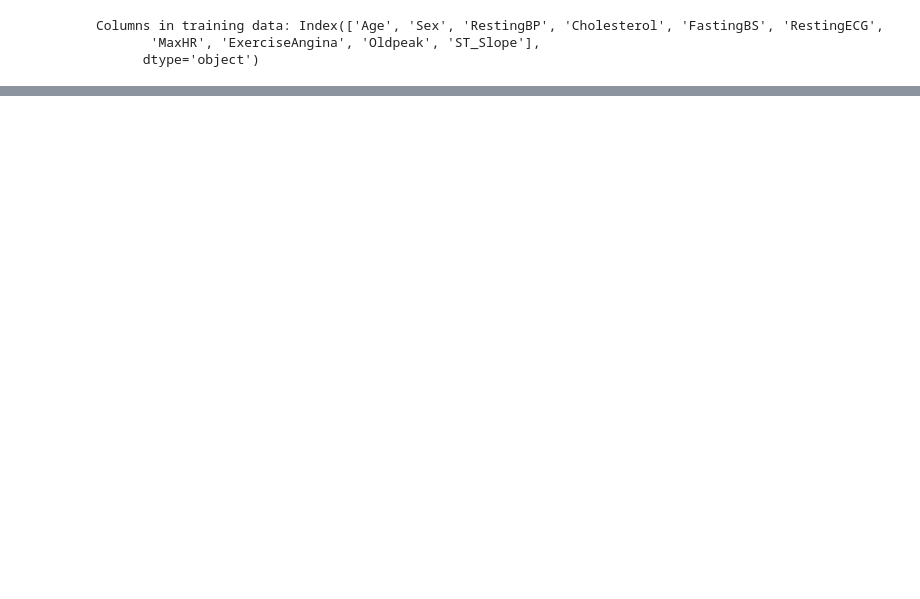
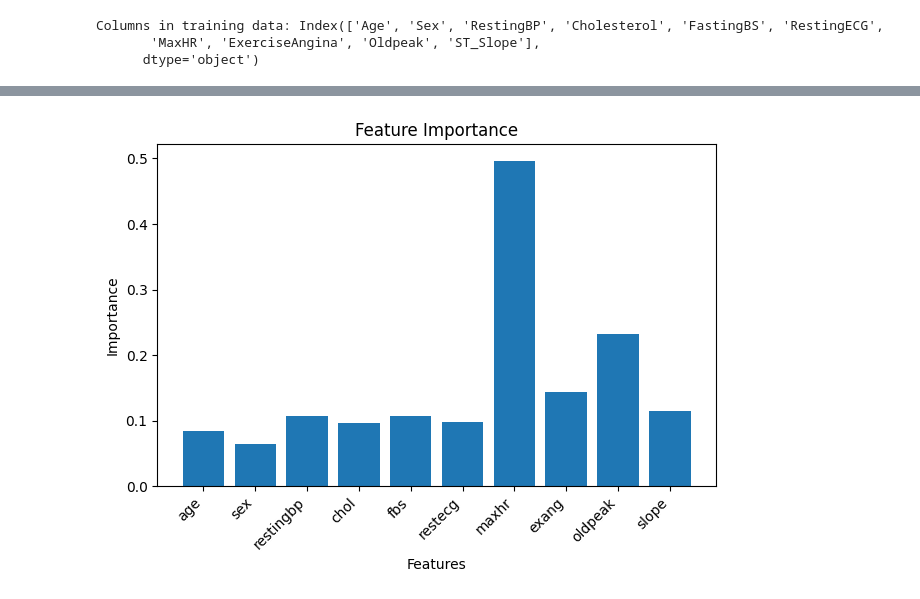
Before and after one commit to singhpranay06/final-year-project-24, a Jupyter notebook: Binary_model.ipynb, the cells around one changed output, grey strips where cells are left out. Drawn from its saved outputs; the diff is of its cells as text; code cells hidden in the pictures; blank space fills up the shorter version.

```diff
--- a/Binary_model.ipynb
+++ b/Binary_model.ipynb
@@ -244,2 +242,45 @@ Epoch 100/100
 <keras.src.callbacks.History at 0x...>
+# %%
+
+# Function to calculate gradients
+def calculate_gradients(model, x, y):
+    x_tensor = tf.convert_to_tensor(x, dtype=tf.float32)
+
+    with tf.GradientTape() as tape:
+        tape.watch(x_tensor)
+        predictions = model(x_tensor)
+        loss = tf.keras.losses.binary_crossentropy(y, predictions)
+
+    gradients = tape.gradient(loss, x_tensor)
+    return gradients.numpy()
+
+# Convert y_encoded to a 2D array
+y_encoded_2d = np.reshape(y_encoded, (-1, 1))
+
+# Calculate gradients with respect to the normalized features
+gradients_normalized = calculate_gradients(model, X_final, y_encoded_2d)
+
+# Ensure that gradients and X have the same shape
+if gradients_normalized.shape[1] != X_final.shape[1]:
+    raise ValueError("Shapes of gradients and X do not match!")
+
+# Calculate feature importance in the original scale
+feature_importance_original = np.mean(np.abs(gradients_normalized) / np.std(X_final, axis=0), axis=0)
+
+# Assuming you have already calculated feature_importance_original
+# Make sure you replace this list with the correct column names of your original dataset
+original_feature_names = ['age', 'sex', 'restingbp', 'chol', 'fbs', 'restecg', 'maxhr', 'exang', 'oldpeak', 'slope']
+
+# Plotting feature importance
+plt.bar(original_feature_names, feature_importance_original[:len(original_feature_names)])
+plt.xlabel('Features')
+plt.ylabel('Importance')
+plt.title('Feature Importance')
+# Rotate x-axis labels for better readability
+plt.xticks(rotation=45, ha='right')
+
+plt.tight_layout()  # Adjust layout for better spacing
+plt.show()
+# %% [output]
+[figure, added]
 # %%
```
Also changed, not shown: parts of 14 cells of this notebook, 3 other files.
